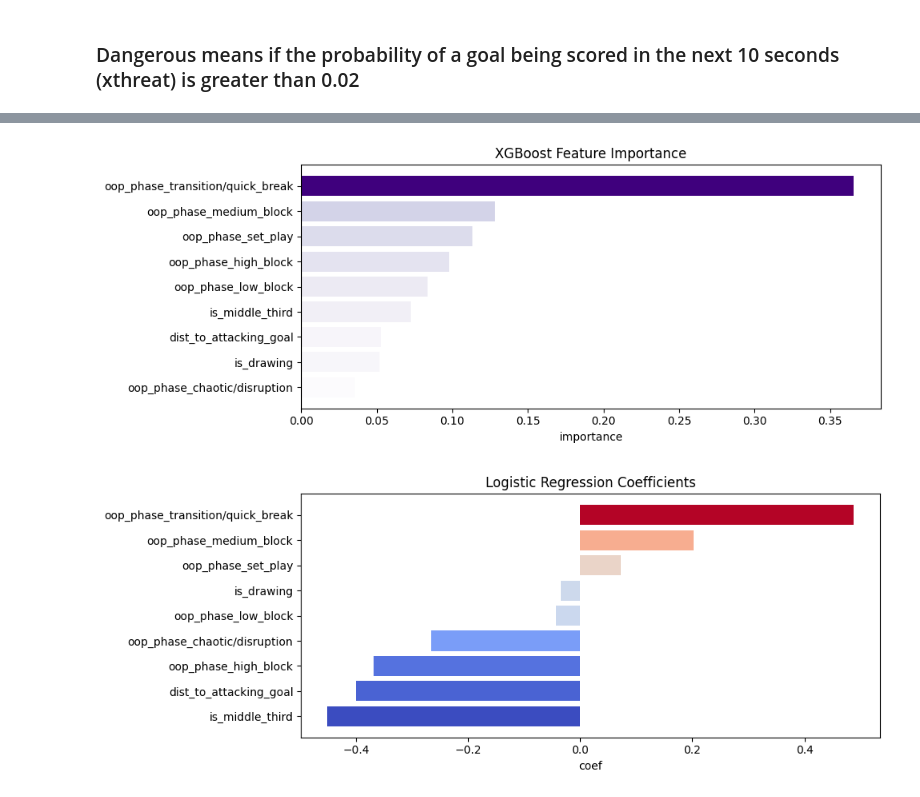
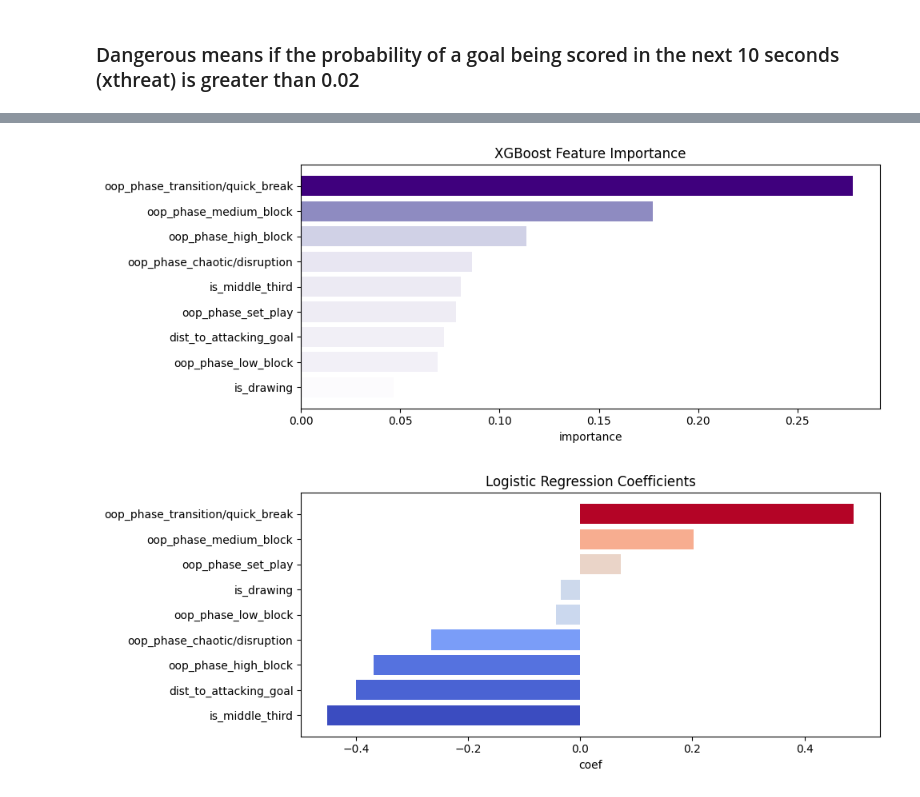
Before and after one commit to naveenelliott/SkillCorner_Tracking_Data_Project, a Jupyter notebook: notebooks/Analysis/Data_Science_Binary.ipynb, the cells around one changed output, grey strips where cells are left out. Saved outputs shown, nothing was run; the diff lists cells and outputs as text; code cells hidden in the pictures.

```diff
--- a/notebooks/Analysis/Data_Science_Binary.ipynb
+++ b/notebooks/Analysis/Data_Science_Binary.ipynb
@@ -97,8 +122,36 @@ pos = y_train.sum()
 neg = (y_train == 0).sum()
 scale = neg / pos
 
-xgb = XGBClassifier(
-    n_estimators=100
+xgb_base = XGBClassifier(
+    objective="binary:logistic",
+    eval_metric="auc",
+    random_state=42,
+    n_jobs=-1,
+    scale_pos_weight=scale,
+    subsample=0.8
 )
-xgb.fit(X_train, y_train)
+
+xgb_param_grid = {
+    "n_estimators": [100, 300, 500],
+    "max_depth": [2, 3, 4, None],
+    "learning_rate": [0.01, 0.05, .1],
+    "min_child_weight": [5, 10, 20]
+}
+
+xgb_grid = GridSearchCV(
+    xgb_base,
+    xgb_param_grid,
+    scoring="roc_auc",
+    cv=5,
+    n_jobs=-1,
+    verbose=2
+)
+
+
+xgb_grid.fit(X_train, y_train)
+
+print("✅ Best XGB Params:", xgb_grid.best_params_)
+print("✅ Best XGB CV AUC:", xgb_grid.best_score_)
+
+best_xgb = xgb_grid.best_estimator_
 # %% [output]
@@ -225,10 +289,12 @@ plot_gradient_bars(rf_importance, "importance", "Random Forest Feature Importanc
 # %%
+best_xgb = xgb_grid.best_estimator_
+
 xgb_importance = pd.DataFrame({
     "feature": X.columns,
-    "importance": xgb.feature_importances_
+    "importance": best_xgb.feature_importances_
 }).sort_values("importance", ascending=False)
 
 plot_gradient_bars(xgb_importance, "importance", "XGBoost Feature Importance", cmap="Purples")
 # %% [output]
-[figure, old version]
+[figure, new version]
 # %%
```
Also changed, not shown: parts of 10 cells of this notebook, 1 other file.
